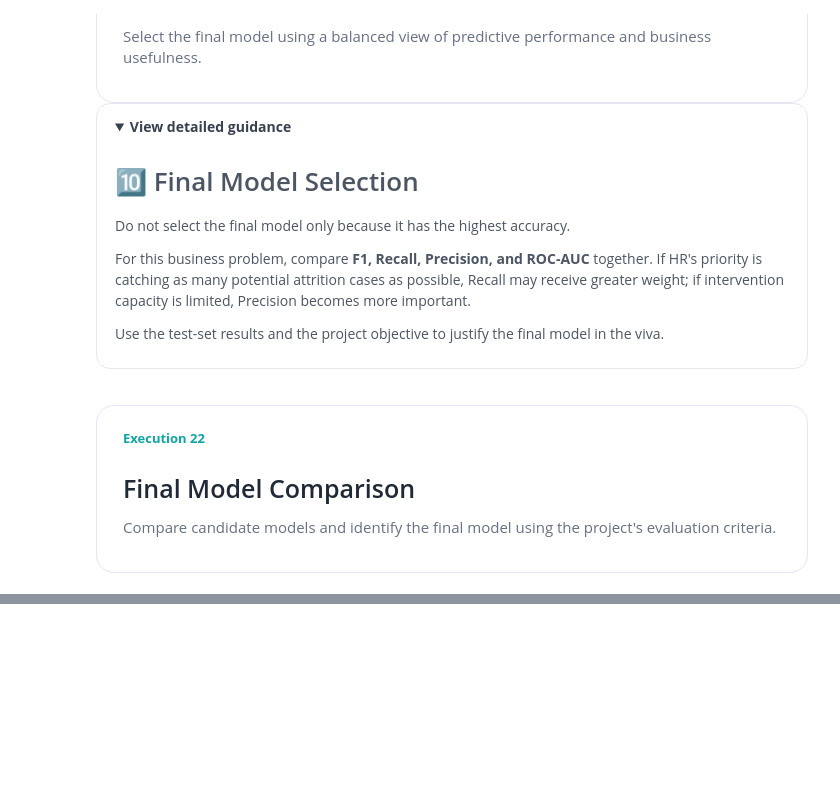
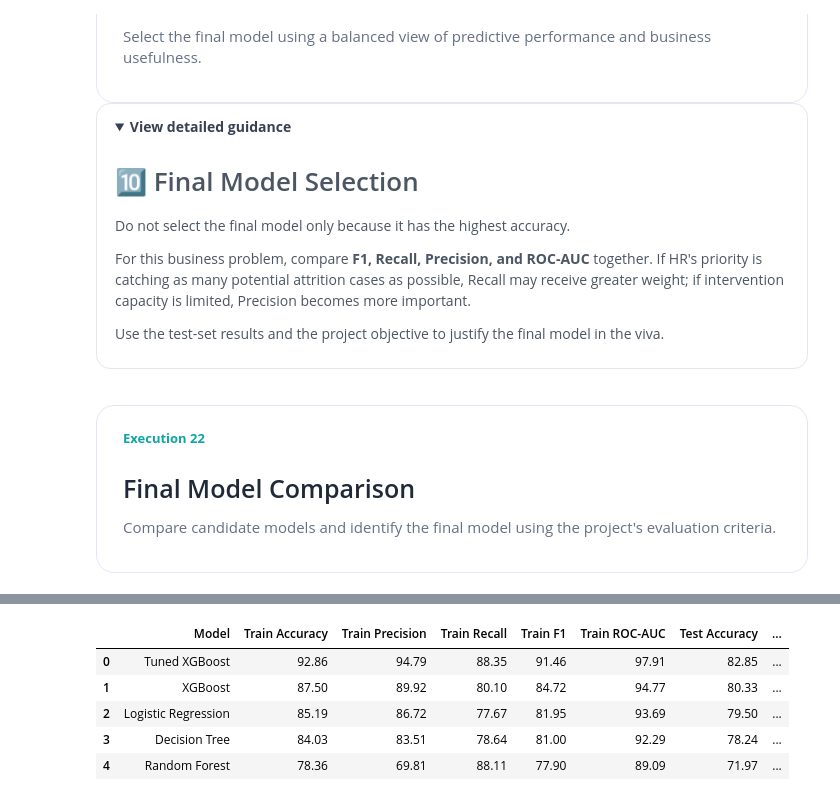
Before and after one commit to uday7219/Employee_Attrition_Project, a Jupyter notebook: employee_attrition_prediction.ipynb, the cells around one changed output, grey strips where cells are left out. Saved outputs shown, nothing was run; the diff lists cells and outputs as text; code cells hidden in the pictures; folded sections open; blank space fills up the shorter version.

```diff
--- a/employee_attrition_prediction.ipynb
+++ b/employee_attrition_prediction.ipynb
@@ -1022,0 +1075,62 @@ display(final_results.sort_values(
+# %%
+# FINAL MODEL COMPARISON
+
+tuned_train_pred = tuned_model.predict(X_train)
+tuned_train_prob = tuned_model.predict_proba(X_train)[:, 1]
+
+tuned_test_pred = tuned_model.predict(X_test)
+tuned_test_prob = tuned_model.predict_proba(X_test)[:, 1]
+
+tuned_results = {
+    "Model": "Tuned XGBoost",
+
+    "Train Accuracy": accuracy_score(y_train, tuned_train_pred) * 100,
+    "Train Precision": precision_score(y_train, tuned_train_pred) * 100,
+    "Train Recall": recall_score(y_train, tuned_train_pred) * 100,
+    "Train F1": f1_score(y_train, tuned_train_pred) * 100,
+    "Train ROC-AUC": roc_auc_score(y_train, tuned_train_prob) * 100,
+
+    "Test Accuracy": accuracy_score(y_test, tuned_test_pred) * 100,
+    "Test Precision": precision_score(y_test, tuned_test_pred) * 100,
+    "Test Recall": recall_score(y_test, tuned_test_pred) * 100,
+    "Test F1": f1_score(y_test, tuned_test_pred) * 100,
+    "Test ROC-AUC": roc_auc_score(y_test, tuned_test_prob) * 100
+}
+
+final_results = pd.concat(
+    [
+        results_df,
+        pd.DataFrame([tuned_results])
+    ],
+    ignore_index=True
+)
+
+final_results = final_results[
+    [
+        "Model",
+        "Train Accuracy",
+        "Train Precision",
+        "Train Recall",
+        "Train F1",
+        "Train ROC-AUC",
+        "Test Accuracy",
+        "Test Precision",
+        "Test Recall",
+        "Test F1",
+        "Test ROC-AUC"
+    ]
+]
+
+final_results = final_results.sort_values(
+    by=["Test F1", "Test ROC-AUC"],
+    ascending=False
+).reset_index(drop=True)
+
+display(final_results.round(2))
+# %% [output]
+|  | Model | Train Accuracy | Train Precision | Train Recall | Train F1 | Train ROC-AUC | Test Accuracy | ... |
+| 0 | Tuned XGBoost | 92.86 | 94.79 | 88.35 | 91.46 | 97.91 | 82.85 | ... |
+| 1 | XGBoost | 87.50 | 89.92 | 80.10 | 84.72 | 94.77 | 80.33 | ... |
+| 2 | Logistic Regression | 85.19 | 86.72 | 77.67 | 81.95 | 93.69 | 79.50 | ... |
+| 3 | Decision Tree | 84.03 | 83.51 | 78.64 | 81.00 | 92.29 | 78.24 | ... |
+| 4 | Random Forest | 78.36 | 69.81 | 88.11 | 77.90 | 89.09 | 71.97 | ... |
```
Also changed, not shown: parts of 8 cells of this notebook.
